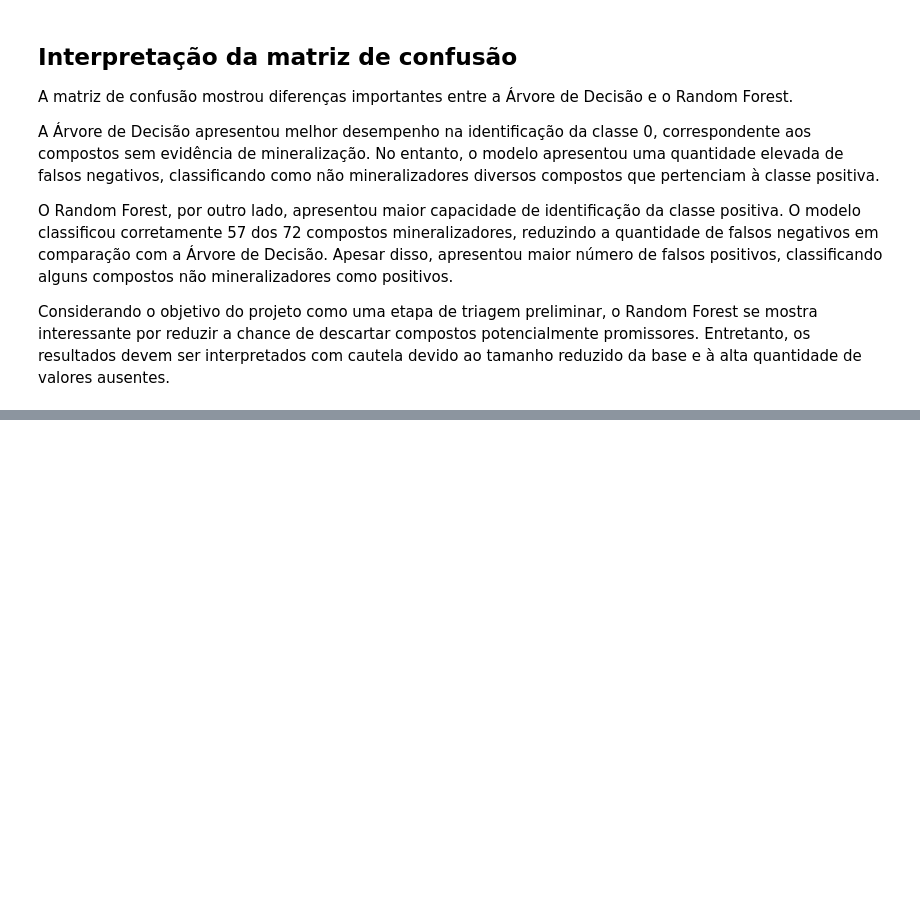
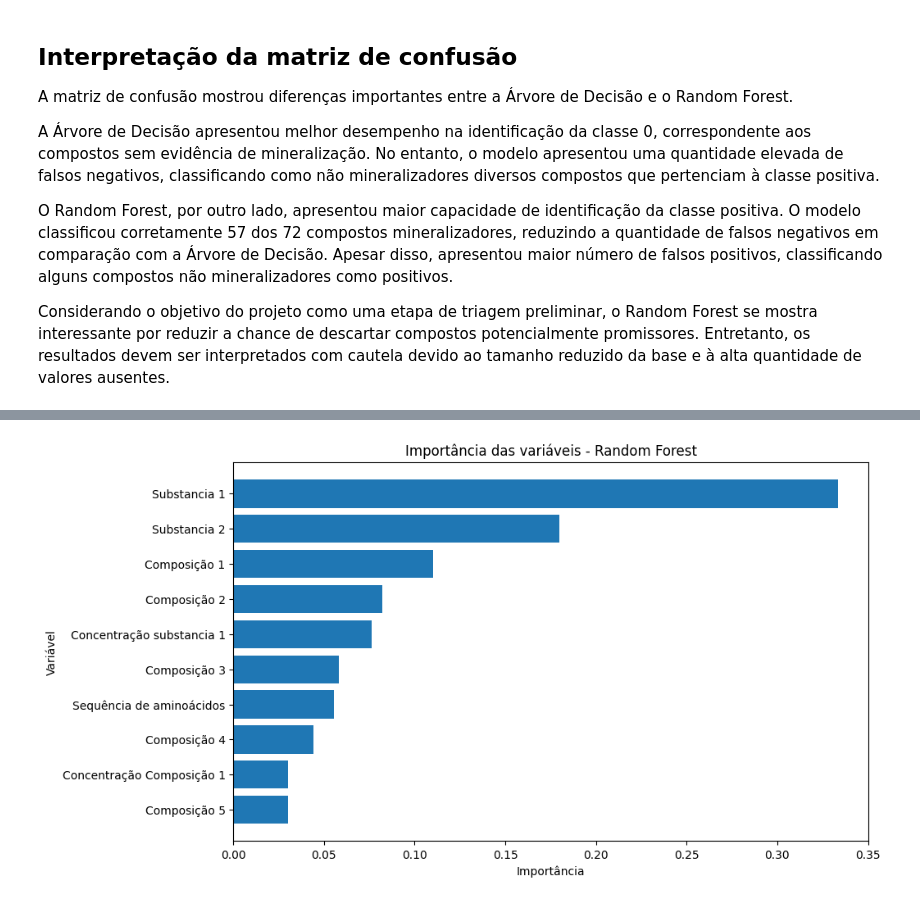
Before and after one commit to pablocosme/Projeto_Residuos_Dentarios_IA, a Jupyter notebook: eda.ipynb, the cells around one changed output, grey strips where cells are left out. Drawn from its saved outputs; the diff is of its cells as text; code cells hidden in the pictures; blank space fills up the shorter version.

Commit message:
Criando gráficos para importância das features.

```diff
--- a/eda.ipynb
+++ b/eda.ipynb
@@ -587,3 +587,17 @@ A Árvore de Decisão apresentou melhor desempenho na identificação da classe
 O Random Forest, por outro lado, apresentou maior capacidade de identificação da classe positiva. O modelo classificou corretamente 57 dos 72 compostos mineralizadores, reduzindo a quantidade de falsos negativos em comparação com a Árvore de Decisão. Apesar disso, apresentou maior número de falsos positivos, classificando alguns compostos não mineralizadores como positivos.
 
 Considerando o objetivo do projeto como uma etapa de triagem preliminar, o Random Forest se mostra interessante por reduzir a chance de descartar compostos potencialmente promissores. Entretanto, os resultados devem ser interpretados com cautela devido ao tamanho reduzido da base e à alta quantidade de valores ausentes.
+# %%
+random_forest_model.fit(X, y)
+
+encoder = random_forest_model.named_steps["preprocessamento"].named_transformers_["cat"]
+modelo_rf = random_forest_model.named_steps["modelo"]
+
+nomes_features = encoder.get_feature_names_out(features_modelo_1)
+
+importancias = pd.DataFrame({
+    "feature": nomes_features,
+    "importancia": modelo_rf.feature_importances_
+}).sort_values(by="importancia", ascending=False)
+
+importancias.head(20)
@@ -589,0 +622,18 @@ Considerando o objetivo do projeto como uma etapa de triagem preliminar, o Rando
+# %%
+def identificar_coluna_original(feature):
+    for coluna in sorted(features_modelo_1, key=len, reverse=True):
+        if feature.startswith(coluna + "_"):
+            return coluna
+    return feature
+
+importancias["coluna_original"] = importancias["feature"].apply(identificar_coluna_original)
+
+importancia_por_coluna = (
+    importancias
+    .groupby("coluna_original")["importancia"]
+    .sum()
+    .sort_values(ascending=False)
+    .reset_index()
+)
+
+importancia_por_coluna
@@ -589,0 +657,11 @@ Considerando o objetivo do projeto como uma etapa de triagem preliminar, o Rando
+# %%
+
+plt.figure(figsize=(10, 6))
+plt.barh(importancia_por_coluna["coluna_original"], importancia_por_coluna["importancia"])
+plt.xlabel("Importância")
+plt.ylabel("Variável")
+plt.title("Importância das variáveis - Random Forest")
+plt.gca().invert_yaxis()
+plt.show()
+# %% [output]
+[figure, added]
```
Also changed, not shown: parts of 3 cells of this notebook.
